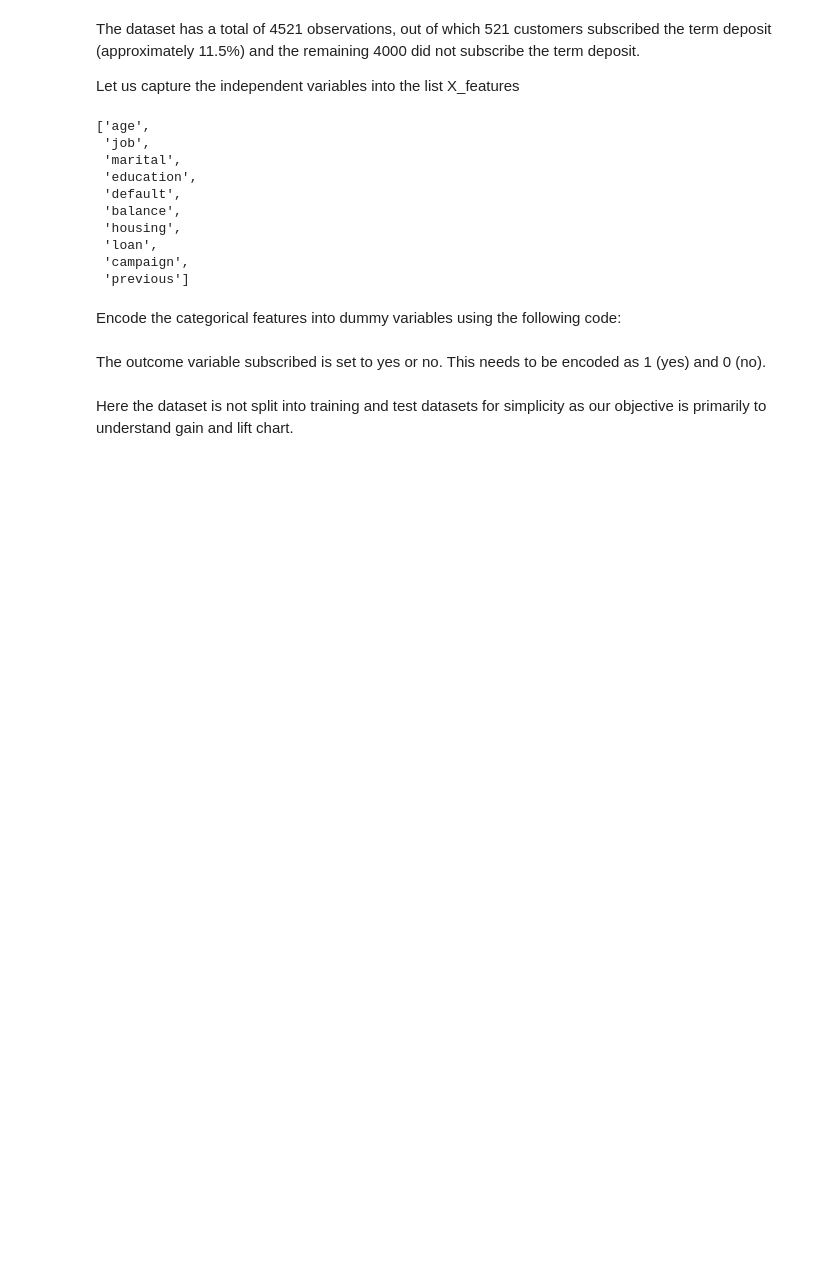
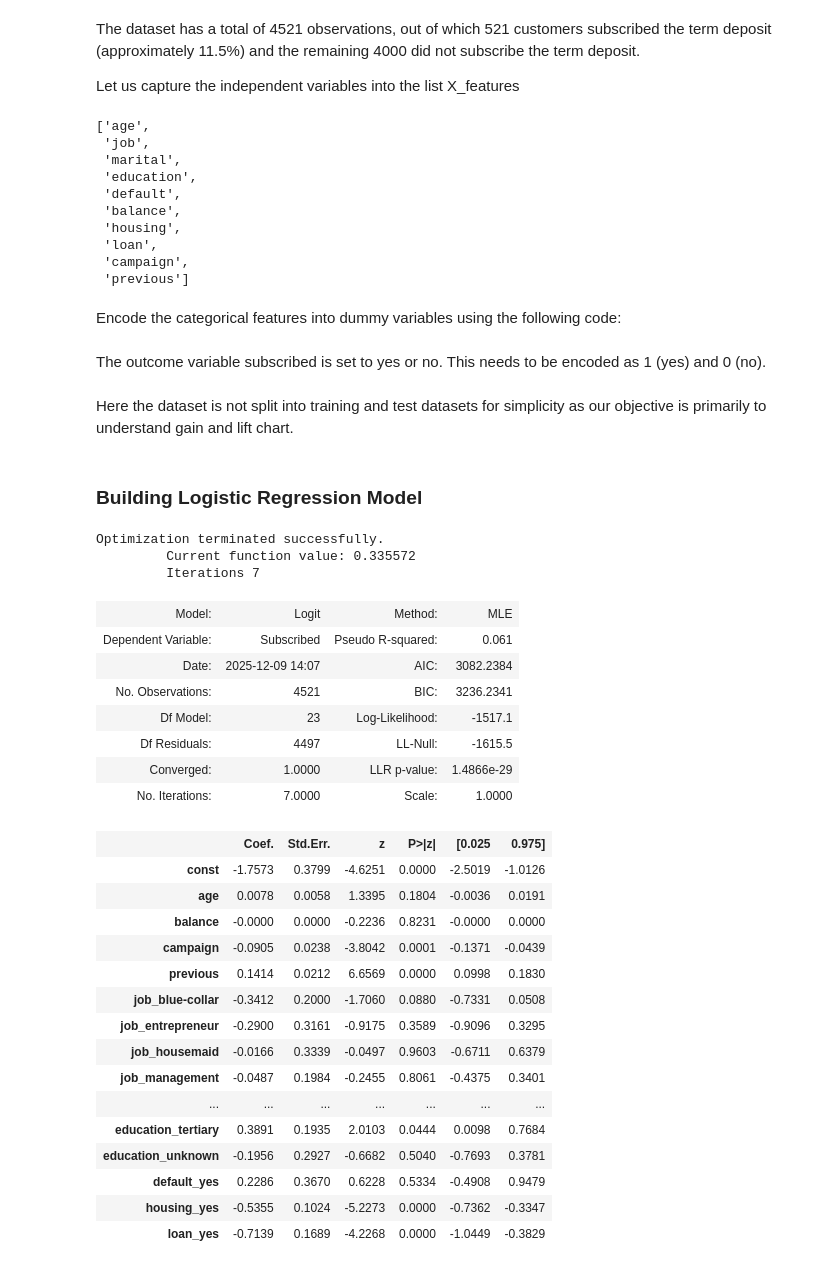
Before and after one commit to Anurag-Warthi/Data-Science-Machine-Learning, a Jupyter notebook: Data Science/03-Classification/Gain_Lift.ipynb, the cells around one changed output. Cells and saved outputs as stored; diff of their text form; code cells hidden in the pictures; blank space fills up the shorter version.

```diff
--- a/Data Science/03-Classification/Gain_Lift.ipynb
+++ b/Data Science/03-Classification/Gain_Lift.ipynb
@@ -168,12 +168,48 @@ X_features
 # %% [markdown]
 Encode the categorical features into dummy variables using the following code:
 # %%
-encoded_bank_df = pd.get_dummies(new_bank_df[X_features], drop_first=True)
+encoded_bank_df = pd.get_dummies(new_bank_df[X_features], drop_first=True, dtype=int)
 # %% [markdown]
 The outcome variable subscribed is set to yes or no. This needs to be encoded as 1 (yes) and 0 (no).
 # %%
-Y = new_bank_df['Subscribed'].map(lambda x: int(x == 'yes'))
+Y = new_bank_df['Subscribed'].map({'yes': 1, 'no': 0})
 X = encoded_bank_df
 # %% [markdown]
 Here the dataset is not split into training and test datasets for simplicity as our objective is primarily to
 understand gain and lift chart.
+# %% [markdown]
+### Building Logistic Regression Model
+# %%
+import statsmodels.api as sm
+logit_model = sm.Logit(Y, sm.add_constant(X)).fit()
+# %% [output]
+Optimization terminated successfully.
+         Current function value: 0.335572
+         Iterations 7
+# %%
+logit_model.summary2()
+# %% [output]
+| Model: | Logit | Method: | MLE |
+| Dependent Variable: | Subscribed | Pseudo R-squared: | 0.061 |
+| Date: | 2025-12-09 14:07 | AIC: | 3082.2384 |
+| No. Observations: | 4521 | BIC: | 3236.2341 |
+| Df Model: | 23 | Log-Likelihood: | -1517.1 |
+| Df Residuals: | 4497 | LL-Null: | -1615.5 |
+| Converged: | 1.0000 | LLR p-value: | 1.4866e-29 |
+| No. Iterations: | 7.0000 | Scale: | 1.0000 |
+|  | Coef. | Std.Err. | z | P>|z| | [0.025 | 0.975] |
+| const | -1.7573 | 0.3799 | -4.6251 | 0.0000 | -2.5019 | -1.0126 |
+| age | 0.0078 | 0.0058 | 1.3395 | 0.1804 | -0.0036 | 0.0191 |
+| balance | -0.0000 | 0.0000 | -0.2236 | 0.8231 | -0.0000 | 0.0000 |
+| campaign | -0.0905 | 0.0238 | -3.8042 | 0.0001 | -0.1371 | -0.0439 |
+| previous | 0.1414 | 0.0212 | 6.6569 | 0.0000 | 0.0998 | 0.1830 |
+| job_blue-collar | -0.3412 | 0.2000 | -1.7060 | 0.0880 | -0.7331 | 0.0508 |
+| job_entrepreneur | -0.2900 | 0.3161 | -0.9175 | 0.3589 | -0.9096 | 0.3295 |
+| job_housemaid | -0.0166 | 0.3339 | -0.0497 | 0.9603 | -0.6711 | 0.6379 |
+| job_management | -0.0487 | 0.1984 | -0.2455 | 0.8061 | -0.4375 | 0.3401 |
+| ... | ... | ... | ... | ... | ... | ... |
+| education_tertiary | 0.3891 | 0.1935 | 2.0103 | 0.0444 | 0.0098 | 0.7684 |
+| education_unknown | -0.1956 | 0.2927 | -0.6682 | 0.5040 | -0.7693 | 0.3781 |
+| default_yes | 0.2286 | 0.3670 | 0.6228 | 0.5334 | -0.4908 | 0.9479 |
+| housing_yes | -0.5355 | 0.1024 | -5.2273 | 0.0000 | -0.7362 | -0.3347 |
+| loan_yes | -0.7139 | 0.1689 | -4.2268 | 0.0000 | -1.0449 | -0.3829 |
```
Also changed, not shown: parts of 5 cells of this notebook.
